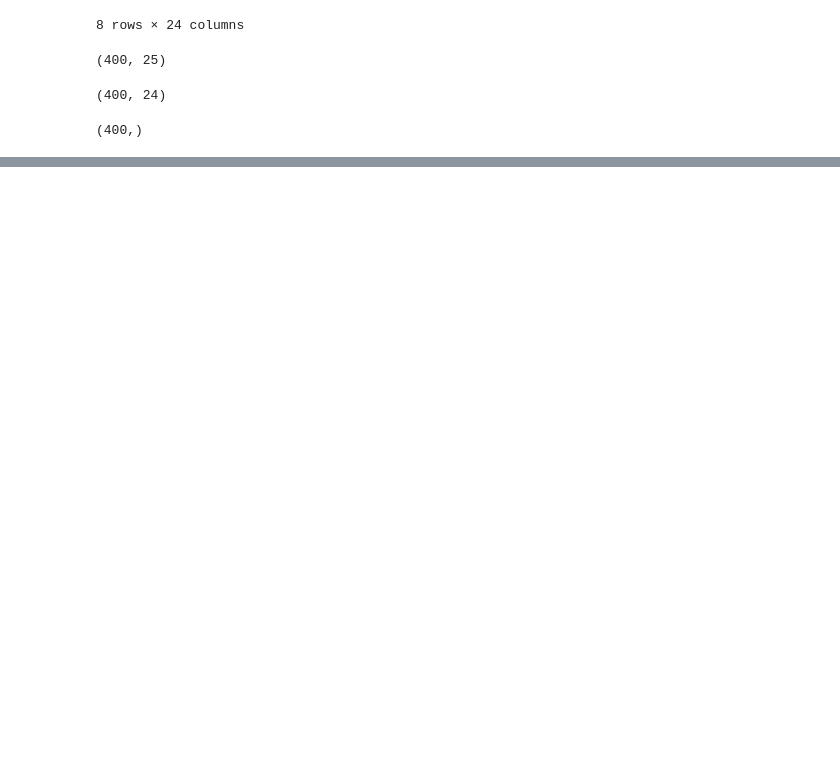
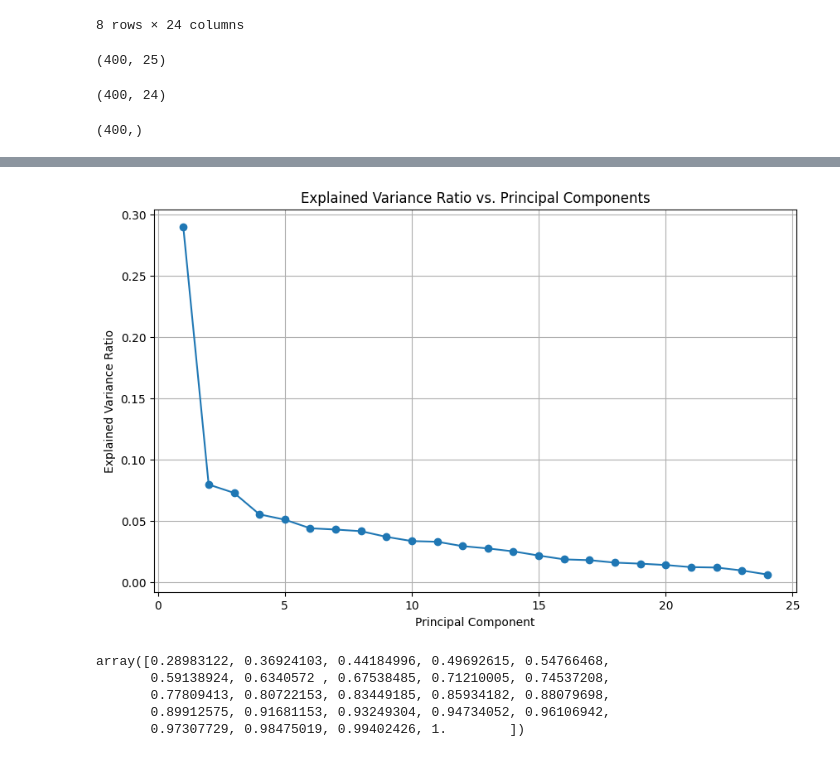
Before and after one commit to varshamqa/AIML_Practice_Repo_VSC1, a Jupyter notebook: AI_ML_PCA_Varsha.ipynb, the cells around one changed output, grey strips where cells are left out. Cells and saved outputs as stored; diff of their text form; code cells hidden in the pictures; blank space fills up the shorter version.

```diff
--- a/AI_ML_PCA_Varsha.ipynb
+++ b/AI_ML_PCA_Varsha.ipynb
@@ -676,3 +676,11 @@ X_scaled.shape
 y.shape
 # %% [output]
 (400,)
+# %%
+from sklearn.decomposition import PCA
+pca = PCA()
+# %%
+X_pca = pca.fit_transform(X_scaled)
+# %%
+explainedvariance = pca.explained_variance_ratio_
+explainedvariance
@@ -678,0 +753,18 @@ y.shape
+# %%
+plt.figure(figsize=(10, 6))
+plt.plot(np.arange(1, len(explainedvariance) + 1), explainedvariance, marker='o', linestyle='-')
+plt.title('Explained Variance Ratio vs. Principal Components')
+plt.xlabel('Principal Component')
+plt.ylabel('Explained Variance Ratio')
+plt.grid(True)
+# %% [output]
+[figure, added]
+# %%
+cumulative_variance = np.cumsum(explainedvariance)
+cumulative_variance
+# %% [output]
+array([0.28983122, 0.36924103, 0.44184996, 0.49692615, 0.54766468,
+       0.59138924, 0.6340572 , 0.67538485, 0.71210005, 0.74537208,
+       0.77809413, 0.80722153, 0.83449185, 0.85934182, 0.88079698,
+       0.89912575, 0.91681153, 0.93249304, 0.94734052, 0.96106942,
+       0.97307729, 0.98475019, 0.99402426, 1.        ])
```
Also changed, not shown: parts of 23 cells of this notebook.
